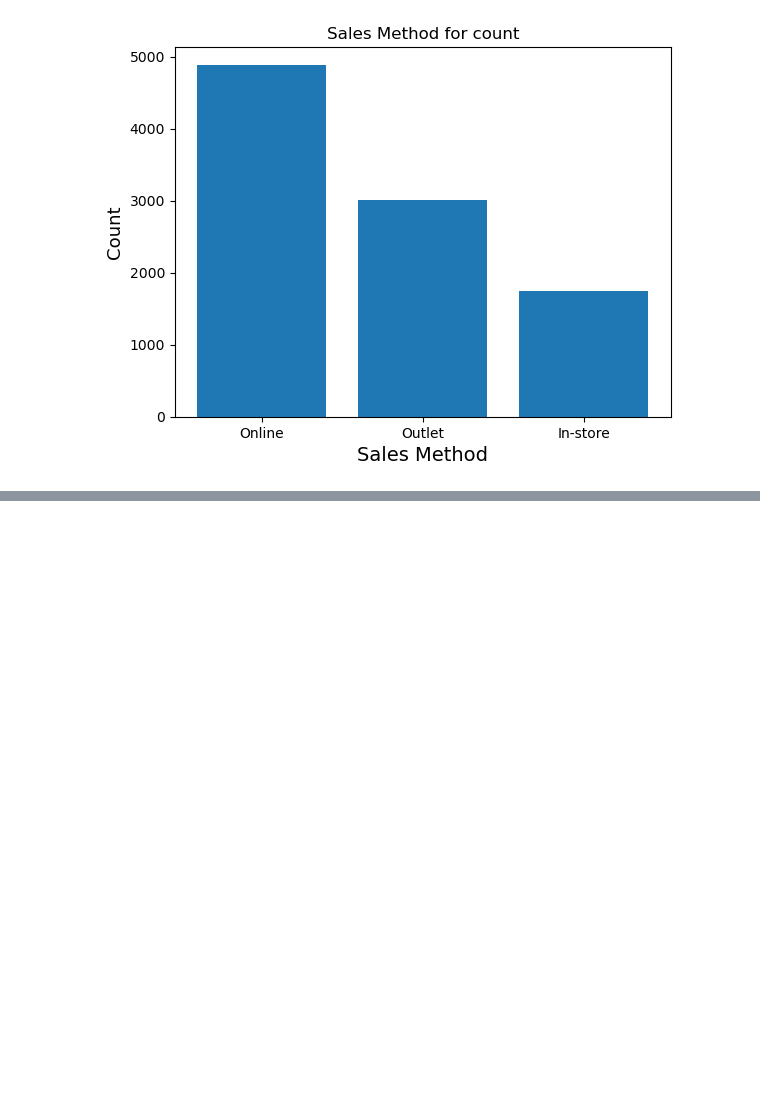
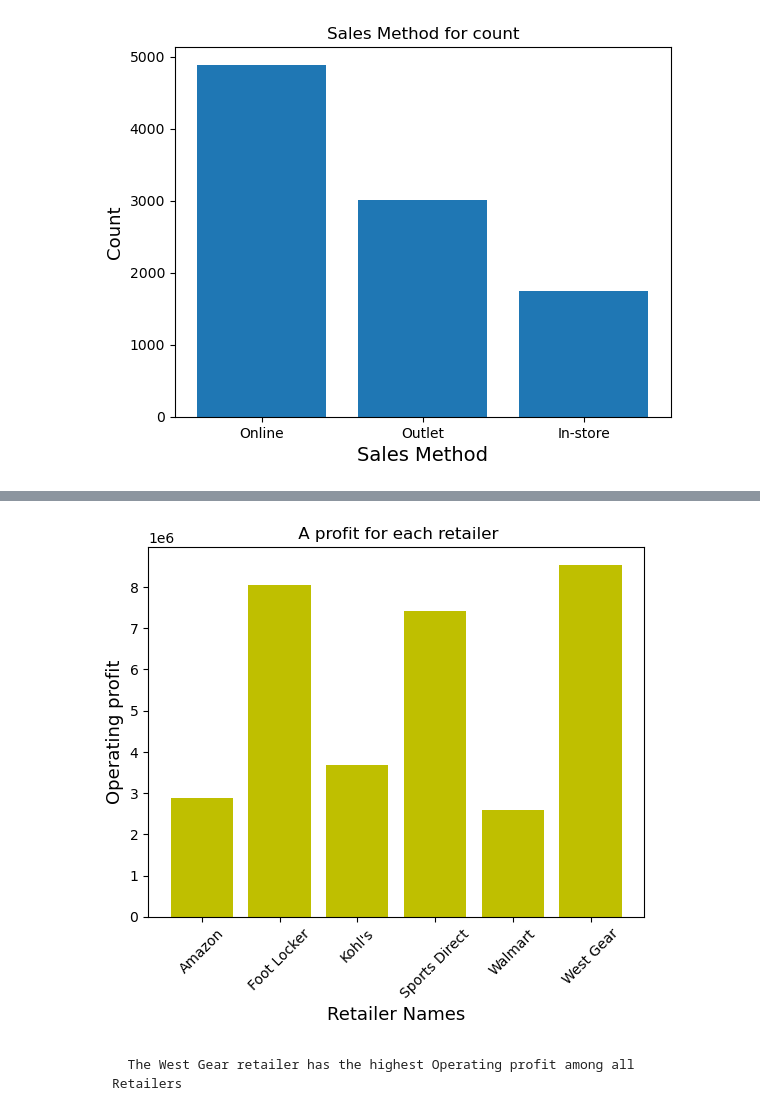
Before and after one commit to ibrahimFoud/project, a Jupyter notebook: cleaning.ipynb, the cells around one changed output, grey strips where cells are left out. Cells and saved outputs as stored; diff of their text form; code cells hidden in the pictures; blank space fills up the shorter version.

```diff
--- a/cleaning.ipynb
+++ b/cleaning.ipynb
@@ -471,0 +511,3 @@ plt.show()
+# %%
+top_retailers = data.groupby("Retailer")["Operating Profit"].sum()
+top_retailers
@@ -471,0 +523,14 @@ plt.show()
+# %%
+name_retailers = top_retailers.index
+operating_profit = top_retailers.values
+# %%
+plt.bar(name_retailers , operating_profit , color = 'y')
+plt.title(" A profit for each retailer")
+plt.xlabel("Retailer Names",fontsize = 13)
+plt.ylabel("Operating profit",fontsize = 13)
+plt.xticks(rotation=45)
+plt.show()
+# %% [output]
+[figure, added]
+# %% [markdown]
+      The West Gear retailer has the highest Operating profit among all Retailers
```
Also changed, not shown: parts of 8 cells of this notebook.
